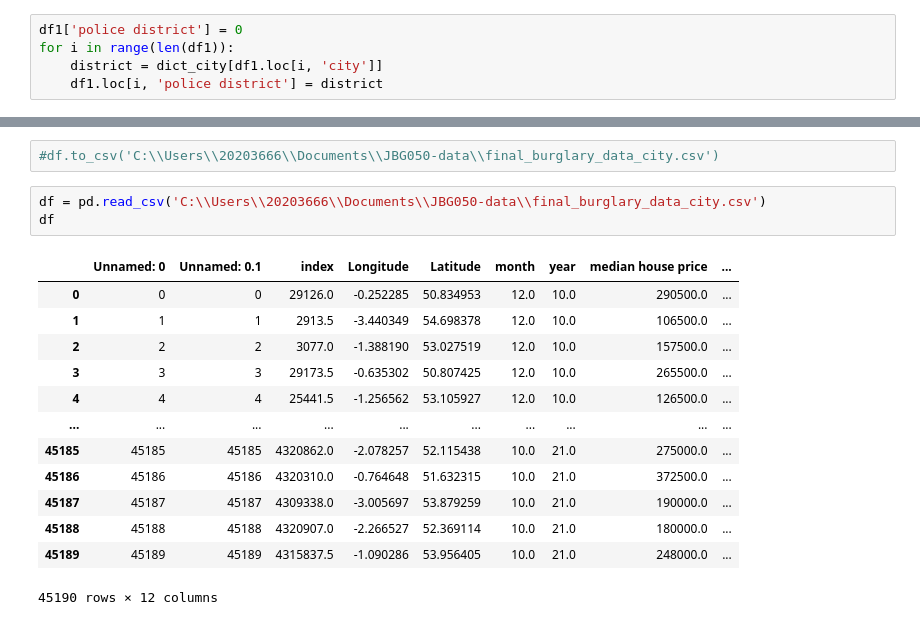
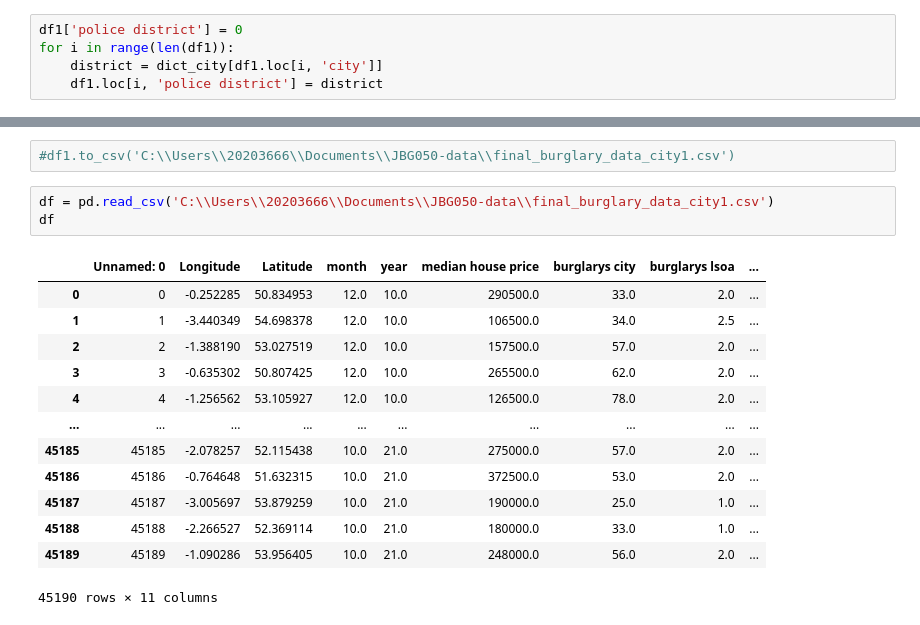
Before and after one commit to S-Diemel/JBG050, a Jupyter notebook: pre process.ipynb, the cells around one changed output, grey strips where cells are left out. Saved outputs shown, nothing was run; the diff lists cells and outputs as text.

```diff
--- a/pre process.ipynb
+++ b/pre process.ipynb
@@ -336,19 +344,19 @@ for i in range(len(df1)):
 # %%
-#df.to_csv('C:\\Users\\20203666\\Documents\\JBG050-data\\final_burglary_data_city.csv')
+#df1.to_csv('C:\\Users\\20203666\\Documents\\JBG050-data\\final_burglary_data_city1.csv')
 # %%
-df = pd.read_csv('C:\\Users\\20203666\\Documents\\JBG050-data\\final_burglary_data_city.csv')
+df = pd.read_csv('C:\\Users\\20203666\\Documents\\JBG050-data\\final_burglary_data_city1.csv')
 df
 # %% [output]
-|  | Unnamed: 0 | Unnamed: 0.1 | index | Longitude | Latitude | month | year | median house price | ... |
-| 0 | 0 | 0 | 29126.0 | -0.252285 | 50.834953 | 12.0 | 10.0 | 290500.0 | ... |
-| 1 | 1 | 1 | 2913.5 | -3.440349 | 54.698378 | 12.0 | 10.0 | 106500.0 | ... |
-| 2 | 2 | 2 | 3077.0 | -1.388190 | 53.027519 | 12.0 | 10.0 | 157500.0 | ... |
-| 3 | 3 | 3 | 29173.5 | -0.635302 | 50.807425 | 12.0 | 10.0 | 265500.0 | ... |
-| 4 | 4 | 4 | 25441.5 | -1.256562 | 53.105927 | 12.0 | 10.0 | 126500.0 | ... |
+|  | Unnamed: 0 | Longitude | Latitude | month | year | median house price | burglarys city | burglarys lsoa | ... |
+| 0 | 0 | -0.252285 | 50.834953 | 12.0 | 10.0 | 290500.0 | 33.0 | 2.0 | ... |
+| 1 | 1 | -3.440349 | 54.698378 | 12.0 | 10.0 | 106500.0 | 34.0 | 2.5 | ... |
+| 2 | 2 | -1.388190 | 53.027519 | 12.0 | 10.0 | 157500.0 | 57.0 | 2.0 | ... |
+| 3 | 3 | -0.635302 | 50.807425 | 12.0 | 10.0 | 265500.0 | 62.0 | 2.0 | ... |
+| 4 | 4 | -1.256562 | 53.105927 | 12.0 | 10.0 | 126500.0 | 78.0 | 2.0 | ... |
 | ... | ... | ... | ... | ... | ... | ... | ... | ... | ... |
-| 45185 | 45185 | 45185 | 4320862.0 | -2.078257 | 52.115438 | 10.0 | 21.0 | 275000.0 | ... |
-| 45186 | 45186 | 45186 | 4320310.0 | -0.764648 | 51.632315 | 10.0 | 21.0 | 372500.0 | ... |
-| 45187 | 45187 | 45187 | 4309338.0 | -3.005697 | 53.879259 | 10.0 | 21.0 | 190000.0 | ... |
-| 45188 | 45188 | 45188 | 4320907.0 | -2.266527 | 52.369114 | 10.0 | 21.0 | 180000.0 | ... |
-| 45189 | 45189 | 45189 | 4315837.5 | -1.090286 | 53.956405 | 10.0 | 21.0 | 248000.0 | ... |
+| 45185 | 45185 | -2.078257 | 52.115438 | 10.0 | 21.0 | 275000.0 | 57.0 | 2.0 | ... |
+| 45186 | 45186 | -0.764648 | 51.632315 | 10.0 | 21.0 | 372500.0 | 53.0 | 2.0 | ... |
+| 45187 | 45187 | -3.005697 | 53.879259 | 10.0 | 21.0 | 190000.0 | 25.0 | 1.0 | ... |
+| 45188 | 45188 | -2.266527 | 52.369114 | 10.0 | 21.0 | 180000.0 | 33.0 | 1.0 | ... |
+| 45189 | 45189 | -1.090286 | 53.956405 | 10.0 | 21.0 | 248000.0 | 56.0 | 2.0 | ... |
-45190 rows × 12 columns
+45190 rows × 11 columns
```
Also changed, not shown: parts of 1 cell of this notebook, 1 other file.
